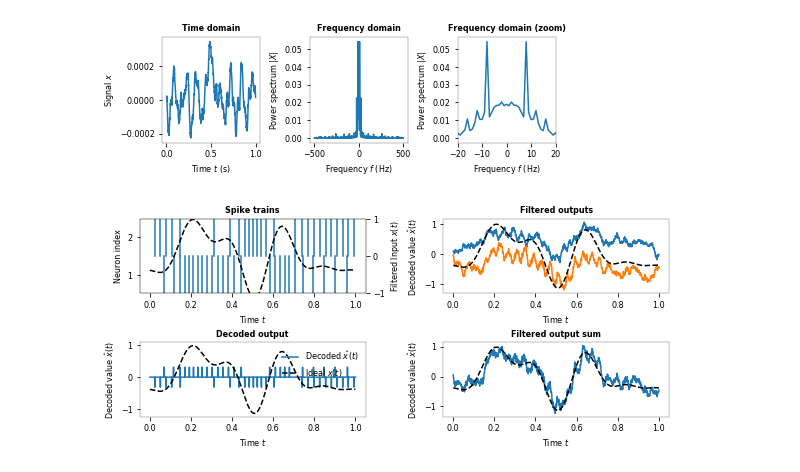
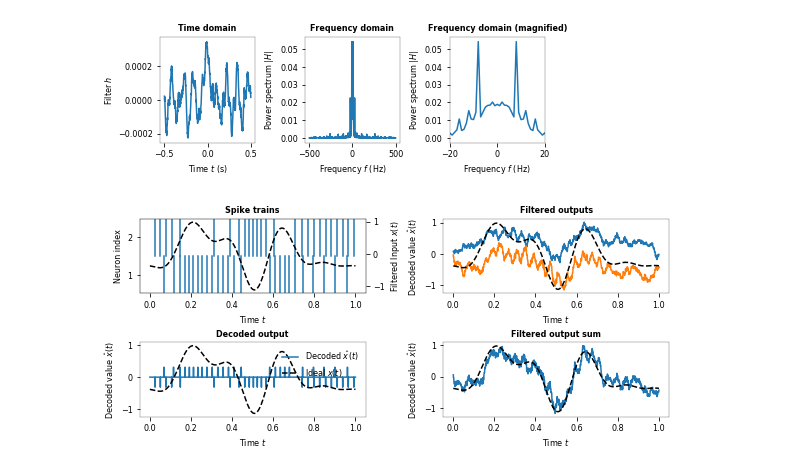
Before and after one commit to astoeckel/syde556-w20, a Jupyter notebook: lectures/lecture_04/media/code/filter_examples.ipynb, the cells around one changed output. Cells and saved outputs as stored; diff of their text form; code cells hidden in the pictures.

Commit message:
Updated Lecture 4 notes and slides

```diff
--- a/lectures/lecture_04/media/code/filter_examples.ipynb
+++ b/lectures/lecture_04/media/code/filter_examples.ipynb
@@ -47,17 +47,19 @@ def simulate_two_neurons(*args, **kwargs):
         intercepts = [-.5, -.5],
         max_rates= [50, 50]), *args, **kwargs)
 
-def simulate_n_neurons(n, *argsm, **kwargs):
+def simulate_n_neurons(n, *args, **kwargs):
     return simulate_ens(lambda: nengo.Ensemble(
         n_neurons=n, dimensions=1,
         max_rates=nengo.dists.Uniform(50, 100)), *args, **kwargs)
 
-def rasterplot(ax, ts, A):
+def rasterplot(ax, ts, A, full_vertical=False):
     N, n = A.shape
     color = matplotlib.cm.get_cmap('tab10')(0)
     for i in range(n):
         for t in ts[np.where(A[:, i] != 0)]:
-            ax.plot([t, t], [i + 0.5, i + 1.5], color=color)
+            ax.plot([t, t], [i + 0.5, i + 1.5], color=color, zorder=4)
+            if full_vertical:
+                ax.plot([t, t], [0, n + 0.5], color='k', linestyle='--', linewidth=1.0, alpha=0.5, zorder=3)
     ax.set_ylim(0.5, n + 0.5)
     if n < 5:
         ax.set_yticks(list(range(1, n + 1)))
@@ -133,0 +136,17 @@ fig.savefig("../gaussian_filters.pdf", transparent=True, bbox_inches='tight')
+# %%
+# Plot the Gaussian filter in the Frequency Domain
+dt = 1e-3
+ts = np.arange(-1, 1, dt)
+fig, ax = plt.subplots(figsize=(2.75, 2.5))
+for sigma in [10e-3, 20e-3, 30e-3]:
+    h = gaussian_filter(ts, sigma=sigma)
+    H = np.fft.fftshift(np.fft.fft(h))
+    fs = np.fft.fftshift(np.fft.fftfreq(ts.size, dt))
+    ax.plot(fs, np.abs(H), label="$\\sigma = {:.2f}$".format(sigma))
+    ax.set_xlim(-50, 50)
+    ax.set_xlabel("Frequency $f$ (Hz)")
+    ax.set_ylabel("Power spectrum $|H|$")
+ax.legend()
+ax.set_title("Gaussian Filter (Frequency Domain)")
+
+fig.savefig("../gaussian_filters_freq.pdf", transparent=True, bbox_inches='tight')
@@ -141,0 +163,3 @@ fig.savefig("../two_neurons_filtered.pdf", transparent=True, bbox_inches='tight'
+# %%
+fig = plot_filtered(ts, xs, A, gaussian_filter(ts_flt), D, figsize=(6.5, 3.25), show_legend=False) # For the lecture notes
+fig.savefig("../two_neurons_filtered_small.pdf", transparent=True, bbox_inches='tight')
@@ -142,29 +168,29 @@ fig.savefig("../two_neurons_filtered.pdf", transparent=True, bbox_inches='tight'
 # %%
-def plot_analyse_signal(ts, xs):
+def plot_analyse_signal(ts, xs, label="Signal", symbol="x"):
     dt = (ts[-1] - ts[0]) / (len(ts) - 1) # Trick for reconstructing dt
 
     Xs = np.fft.fftshift(np.fft.fft(xs))
     fs = np.fft.fftshift(np.fft.fftfreq(len(ts), dt))
 
-    # Magic for auto-decting the bandwidth for the zoom plot
+    # Magic for auto-decting the bandwidth for the magnified plot
     bw = fs[np.max(np.where(np.abs(Xs) > 1e-3))]
 
     fig, (ax1, ax2, ax3) = plt.subplots(1, 3, figsize=(6.5, 2.25))
     ax1.plot(ts, xs)
     ax1.set_xlabel('Time $t$ (s)')
-    ax1.set_ylabel('Signal $x$')
+    ax1.set_ylabel('{} ${}$'.format(label, symbol))
     ax1.set_title('Time domain')
 
     ax2.plot(fs, np.abs(Xs))
     ax2.set_xlabel('Frequency $f$ (Hz)')
-    ax2.set_ylabel('Power spectrum $|X|$')
+    ax2.set_ylabel('Power spectrum $|{}|$'.format(symbol.upper()))
     ax2.set_title('Frequency domain')
 
     ax3.plot(fs, np.abs(Xs))
     ax3.set_xlabel('Frequency $f$ (Hz)')
-    ax3.set_ylabel('Power spectrum $|X|$')
+    ax3.set_ylabel('Power spectrum $|{}|$'.format(symbol.upper()))
     ax3.set_xlim(-min(20, 2 * bw), min(20, 2 * bw))
-    ax3.set_title('Frequency domain (zoom)')
+    ax3.set_title('Frequency domain (magnified)')
 
     fig.tight_layout(pad=0.5)
     return fig
@@ -260,17 +291,17 @@ def compute_optimal_filter(
 # %%
 # Compute the filter on a long response
 _, _, _, xs_flt, A_flt, _ = simulate_two_neurons(T=10.0, stim=nengo.processes.WhiteSignal(10.0, high=5.0, rms=0.5))
 _, _, _, H, h, _, _ = compute_optimal_filter(xs_flt[:, 0], A_flt.T, simple=True)
 
-fig = plot_analyse_signal(ts, h)
+fig = plot_analyse_signal(ts - np.max(ts) / 2, h, label="Filter", symbol="h")
 fig.savefig("../optimal_filter.pdf", transparent=True, bbox_inches='tight')
 # %% [output]
-[figure, old version]
+[figure, new version]
 # %%
 # Compute the spike trains for the two-neuron example and filter them with h
 _, _, ts, xs, A, D = simulate_two_neurons(stim=nengo.processes.WhiteSignal(period, high=5.0, rms=0.5))
 ts_flt = ts - np.max(ts) / 2 # Centre the filter
-fig = plot_filtered(ts, xs, A, h * 110, D)
+fig = plot_filtered(ts, xs, A, h, D, scale=2650)
 fig.savefig("../two_neurons_filtered_optimal_simple.pdf", transparent=True, bbox_inches='tight')
 # %% [output]
-[figure, old version]
+[figure, new version]
```
Also changed, not shown: parts of 24 cells of this notebook, 37 other files.
